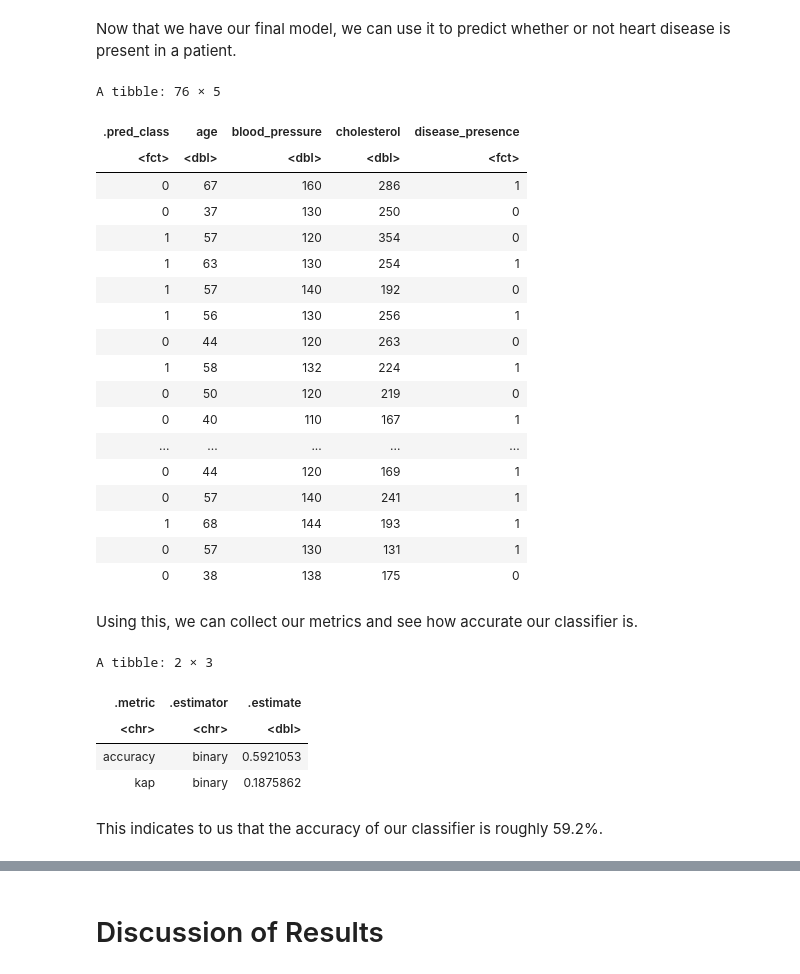
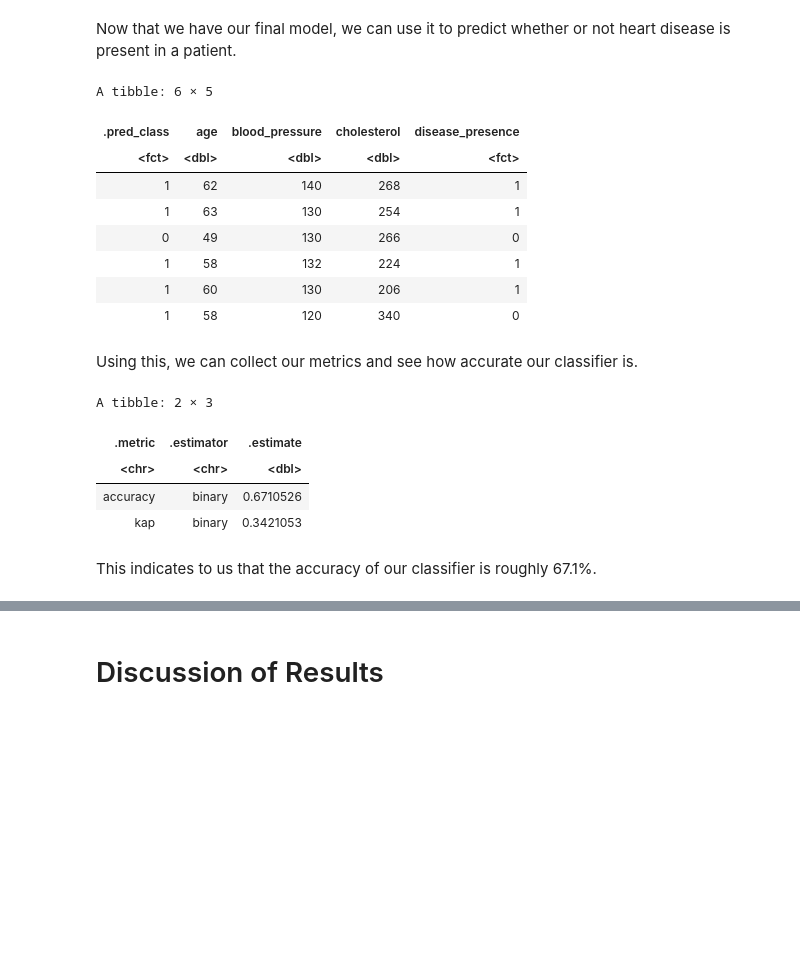
Before and after one commit to ValerieAldunce/dsci_project, a Jupyter notebook: FINAL_PROJECT.ipynb, the cells around one changed output, grey strips where cells are left out. Drawn from its saved outputs; the diff is of its cells as text; code cells hidden in the pictures; blank space fills up the shorter version.

```diff
--- a/FINAL_PROJECT.ipynb
+++ b/FINAL_PROJECT.ipynb
@@ -206,5 +188,5 @@ Now that we have determined the best k value, k=15, we can create our final mode
 # %%
-knn_spec<- nearest_neighbor(weight_func = "rectangular", neighbors = 15) |>
+knn_spec<- nearest_neighbor(weight_func = "rectangular", neighbors = 19) |>
         set_engine("kknn") |>
         set_mode("classification")
 knn_fit<- workflow() |>
@@ -239,28 +221,18 @@ Now that we have our final model, we can use it to predict whether or not heart
 # %%
 prediction <- knn_fit |>
             predict(disease_testing) |>
             bind_cols(disease_testing)
-prediction
+head(prediction)
 # %% [output]
-A tibble: 76 × 5
+A tibble: 6 × 5
 | .pred_class | age | blood_pressure | cholesterol | disease_presence |
 | <fct> | <dbl> | <dbl> | <dbl> | <fct> |
-| 0 | 67 | 160 | 286 | 1 |
-| 0 | 37 | 130 | 250 | 0 |
-| 1 | 57 | 120 | 354 | 0 |
+| 1 | 62 | 140 | 268 | 1 |
 | 1 | 63 | 130 | 254 | 1 |
-| 1 | 57 | 140 | 192 | 0 |
-| 1 | 56 | 130 | 256 | 1 |
-| 0 | 44 | 120 | 263 | 0 |
+| 0 | 49 | 130 | 266 | 0 |
 | 1 | 58 | 132 | 224 | 1 |
-| 0 | 50 | 120 | 219 | 0 |
-| 0 | 40 | 110 | 167 | 1 |
-| ... | ... | ... | ... | ... |
-| 0 | 44 | 120 | 169 | 1 |
-| 0 | 57 | 140 | 241 | 1 |
-| 1 | 68 | 144 | 193 | 1 |
-| 0 | 57 | 130 | 131 | 1 |
-| 0 | 38 | 138 | 175 | 0 |
+| 1 | 60 | 130 | 206 | 1 |
+| 1 | 58 | 120 | 340 | 0 |
 # %% [markdown]
 Using this, we can collect our metrics and see how accurate our classifier is.
 # %%
@@ -272,7 +244,7 @@ accuracy
 A tibble: 2 × 3
 | .metric | .estimator | .estimate |
 | <chr> | <chr> | <dbl> |
-| accuracy | binary | 0.5921053 |
-| kap | binary | 0.1875862 |
+| accuracy | binary | 0.6710526 |
+| kap | binary | 0.3421053 |
 # %% [markdown]
-This indicates to us that the accuracy of our classifier is roughly 59.2%.
+This indicates to us that the accuracy of our classifier is roughly 67.1%.
```
Also changed, not shown: parts of 23 cells of this notebook.
